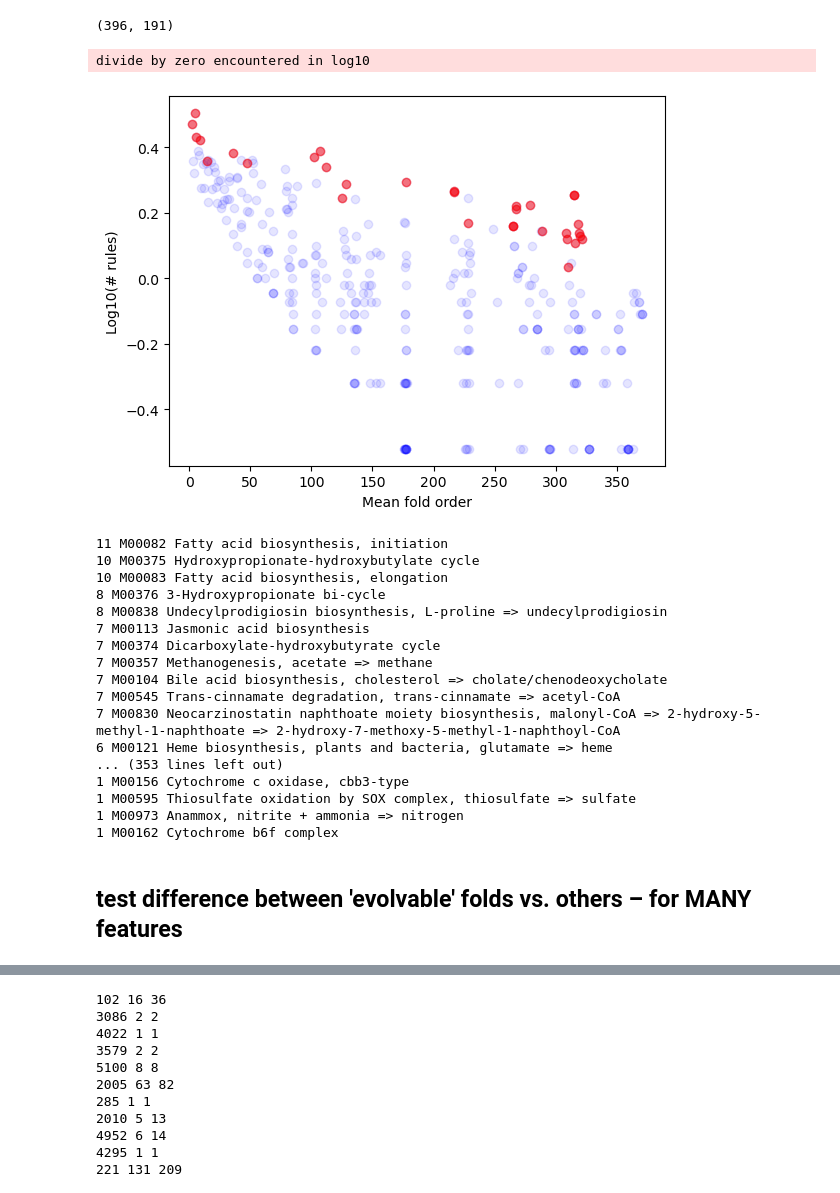
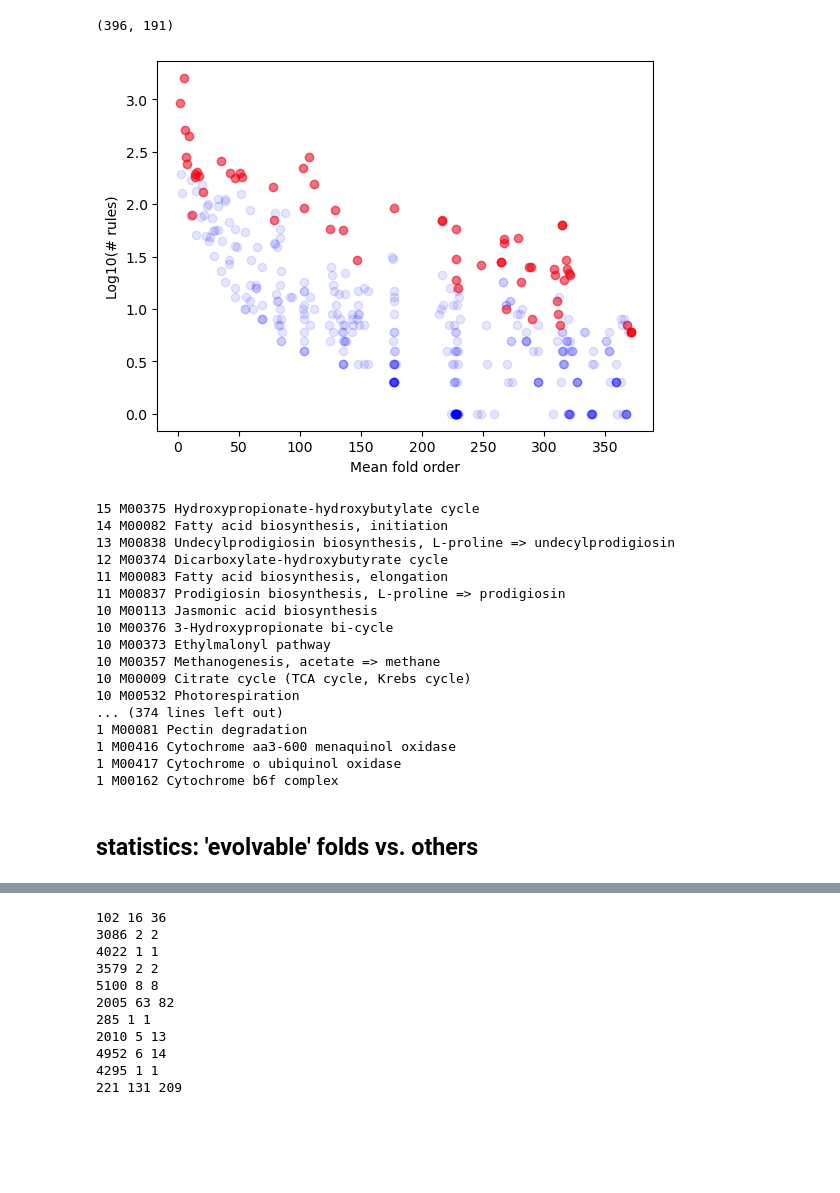
Before and after one commit to tseamuscorlett/enzyme-gated-network-expansion, a Jupyter notebook: evolvability.ipynb, the cells around one changed output, grey strips where cells are left out. Saved outputs shown, nothing was run; the diff lists cells and outputs as text; code cells hidden in the pictures; blank space fills up the shorter version.

```diff
--- a/evolvability.ipynb
+++ b/evolvability.ipynb
@@ -323,10 +332,11 @@ mean_residual = np.mean(residuals)
 std_residual = np.std(residuals)
 
 # Define a threshold for outliers (e.g., residuals greater than X standard deviations from the mean)
-threshold = 1.5 * std_residual
+threshold = 1 * std_residual
 
 # Identify index of outliers
-outliers = np.where(np.abs(residuals - mean_residual) > threshold)[0]
+# outliers = np.where(np.abs(residuals - mean_residual) > threshold)[0]
+outliers = np.where((np.abs(residuals - mean_residual) > threshold) & (residuals > 0))[0]
 
 # Print the outliers
 keys = list(target.keys())
@@ -391,26 +404,25 @@ len(target), len(outliers2)
 # %%
 fig, ax = plt.subplots()
 
-dict1 = feature1
-dict2 = target
+dict1 = x2foMean
+dict2 = x2rulesNum_run
 
 # dict3 = {k:v for k,v in feature1.items() if k in outlier_keys2 and x2rulesNum_run[k] > 3}  # above plane
-dict3 = {k:v for k,v in feature1.items() if k in outlier_keys and x2rulesNum_run[k] > 3}  # 1.5*std
+dict3 = {k:v for k,v in x2foMean.items() if k in outlier_keys and x2rulesNum_run[k] > 3}  # 1.5*std
 
 valid_keys, data1, data2 = todata(dict1, dict2)
 valid_keys, data3, data4 = todata(dict3, dict2)
 
 data2 = np.log10(data2)
 data4 = np.log10(data4)
 
 plt.scatter(data1, data2, marker='o', color='b', alpha = 0.1, label='Data Points', zorder=2)
 plt.scatter(data3, data4, marker='o', color='r', alpha = 0.5, label='Data Points', zorder=2)
 plt.xlabel('Mean fold order')
 plt.ylabel('Log10(# rules)')
 plt.show()
 # %% [output]
-divide by zero encountered in log10
-[figure, old version]
+[figure, new version]
 # %%
 # for m in x2modules['3323']:
 #     print(m, module2name[m])
@@ -431,24 +443,24 @@ sorted_dict = dict(sorted(mods_dict.items(), key=lambda item: item[1], reverse=T
 for k,v in sorted_dict.items():
     print(v, k, module2name[k])
 # %% [output]
-11 M00082 Fatty acid biosynthesis, initiation
-10 M00375 Hydroxypropionate-hydroxybutylate cycle
-10 M00083 Fatty acid biosynthesis, elongation
-8 M00376 3-Hydroxypropionate bi-cycle
-8 M00838 Undecylprodigiosin biosynthesis, L-proline => undecylprodigiosin
-7 M00113 Jasmonic acid biosynthesis
-7 M00374 Dicarboxylate-hydroxybutyrate cycle
-7 M00357 Methanogenesis, acetate => methane
-7 M00104 Bile acid biosynthesis, cholesterol => cholate/chenodeoxycholate
-7 M00545 Trans-cinnamate degradation, trans-cinnamate => acetyl-CoA
-7 M00830 Neocarzinostatin naphthoate moiety biosynthesis, malonyl-CoA => 2-hydroxy-5-methyl-1-naphthoate => 2-hydroxy-7-methoxy-5-methyl-1-naphthoyl-CoA
-6 M00121 Heme biosynthesis, plants and bacteria, glutamate => heme
-... (353 lines left out)
-1 M00156 Cytochrome c oxidase, cbb3-type
-1 M00595 Thiosulfate oxidation by SOX complex, thiosulfate => sulfate
-1 M00973 Anammox, nitrite + ammonia => nitrogen
+15 M00375 Hydroxypropionate-hydroxybutylate cycle
+14 M00082 Fatty acid biosynthesis, initiation
+13 M00838 Undecylprodigiosin biosynthesis, L-proline => undecylprodigiosin
+12 M00374 Dicarboxylate-hydroxybutyrate cycle
+11 M00083 Fatty acid biosynthesis, elongation
+11 M00837 Prodigiosin biosynthesis, L-proline => prodigiosin
+10 M00113 Jasmonic acid biosynthesis
+10 M00376 3-Hydroxypropionate bi-cycle
+10 M00373 Ethylmalonyl pathway
+10 M00357 Methanogenesis, acetate => methane
+10 M00009 Citrate cycle (TCA cycle, Krebs cycle)
+10 M00532 Photorespiration
+... (374 lines left out)
+1 M00081 Pectin degradation
+1 M00416 Cytochrome aa3-600 menaquinol oxidase
+1 M00417 Cytochrome o ubiquinol oxidase
 1 M00162 Cytochrome b6f complex
 # %% [markdown]
-## test difference between 'evolvable' folds vs. others – for MANY features
+## statistics: 'evolvable' folds vs. others
 # %%
 x2O2rnFrac = csv2dict("../data/assets/xgroup2/xgroup2O2rnFrac.csv")
```
Also changed, not shown: parts of 74 cells of this notebook, 5 other files.
